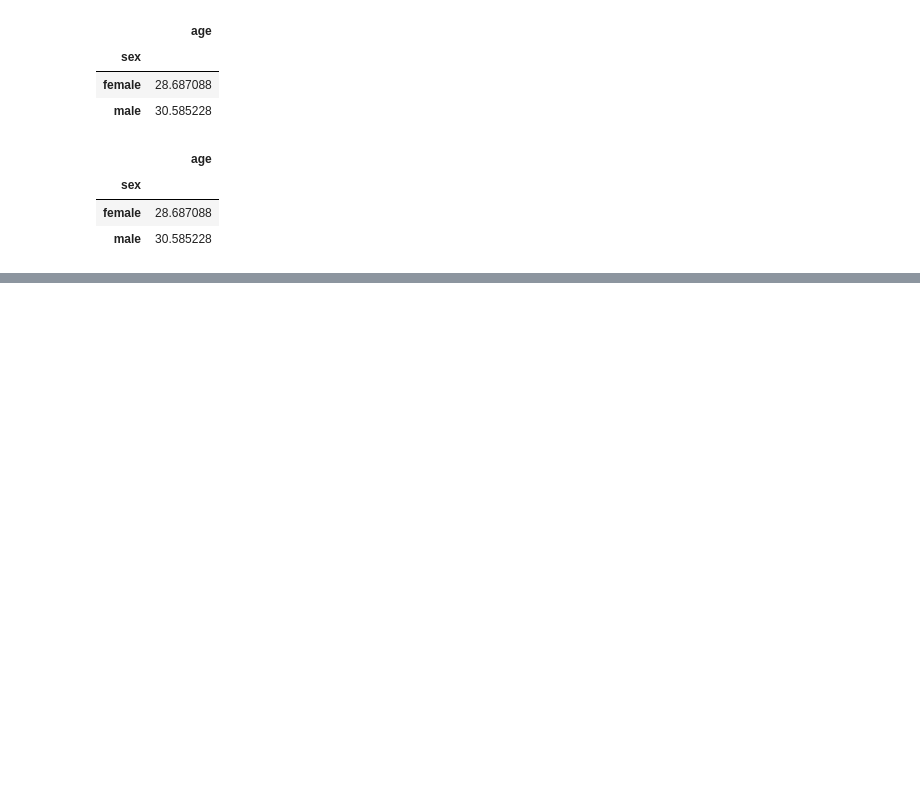
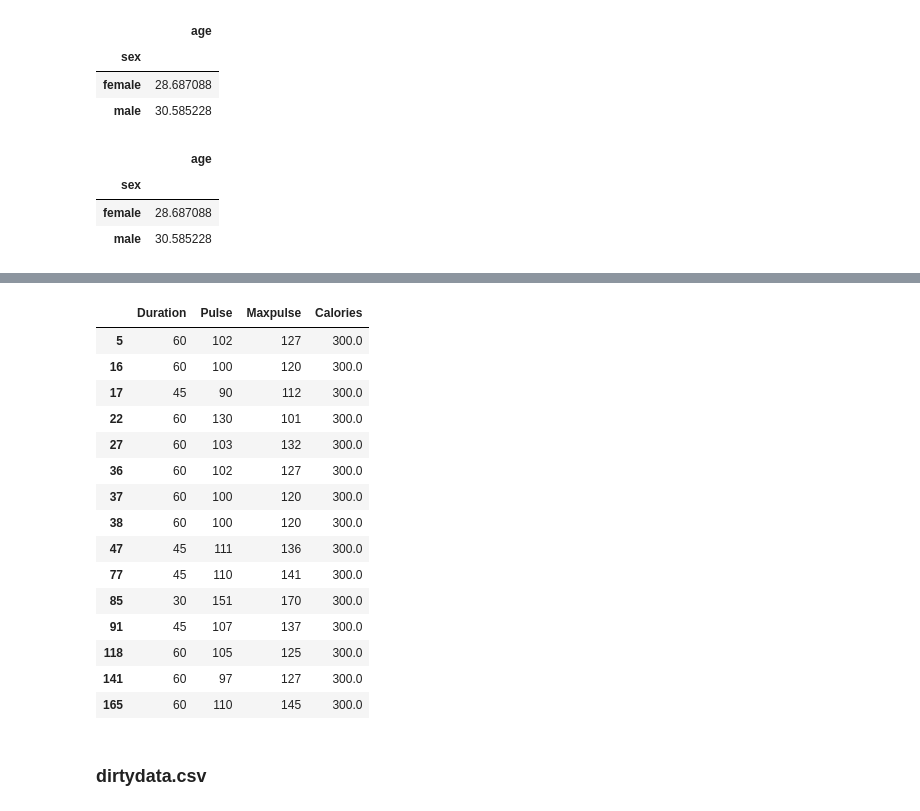
Before and after one commit to divyakhandelwal2211/regex-python-libraries, a Jupyter notebook: pandas.ipynb, the cells around one changed output, grey strips where cells are left out. Saved outputs shown, nothing was run; the diff lists cells and outputs as text; code cells hidden in the pictures; blank space fills up the shorter version.

```diff
--- a/pandas.ipynb
+++ b/pandas.ipynb
@@ -777,0 +1007,7 @@ titanic.groupby(['sex','pclass']).agg({'fare':['mean','median'],'age':['mean','m
+# %%
+#mode on categorical columns
+import pandas as pd
+df = pd.read_csv('data.csv')
+z = df['Calories'].mode()[0]
+print(z)
+df['Calories'].fillna(z,inplace=True)
@@ -777,0 +1022,21 @@ titanic.groupby(['sex','pclass']).agg({'fare':['mean','median'],'age':['mean','m
+# %%
+df[df['Calories'] == z]
+# %% [output]
+|  | Duration | Pulse | Maxpulse | Calories |
+| 5 | 60 | 102 | 127 | 300.0 |
+| 16 | 60 | 100 | 120 | 300.0 |
+| 17 | 45 | 90 | 112 | 300.0 |
+| 22 | 60 | 130 | 101 | 300.0 |
+| 27 | 60 | 103 | 132 | 300.0 |
+| 36 | 60 | 102 | 127 | 300.0 |
+| 37 | 60 | 100 | 120 | 300.0 |
+| 38 | 60 | 100 | 120 | 300.0 |
+| 47 | 45 | 111 | 136 | 300.0 |
+| 77 | 45 | 110 | 141 | 300.0 |
+| 85 | 30 | 151 | 170 | 300.0 |
+| 91 | 45 | 107 | 137 | 300.0 |
+| 118 | 60 | 105 | 125 | 300.0 |
+| 141 | 60 | 97 | 127 | 300.0 |
+| 165 | 60 | 110 | 145 | 300.0 |
+# %% [markdown]
+### dirtydata.csv
```
Also changed, not shown: parts of 67 cells of this notebook, 4 other files.
